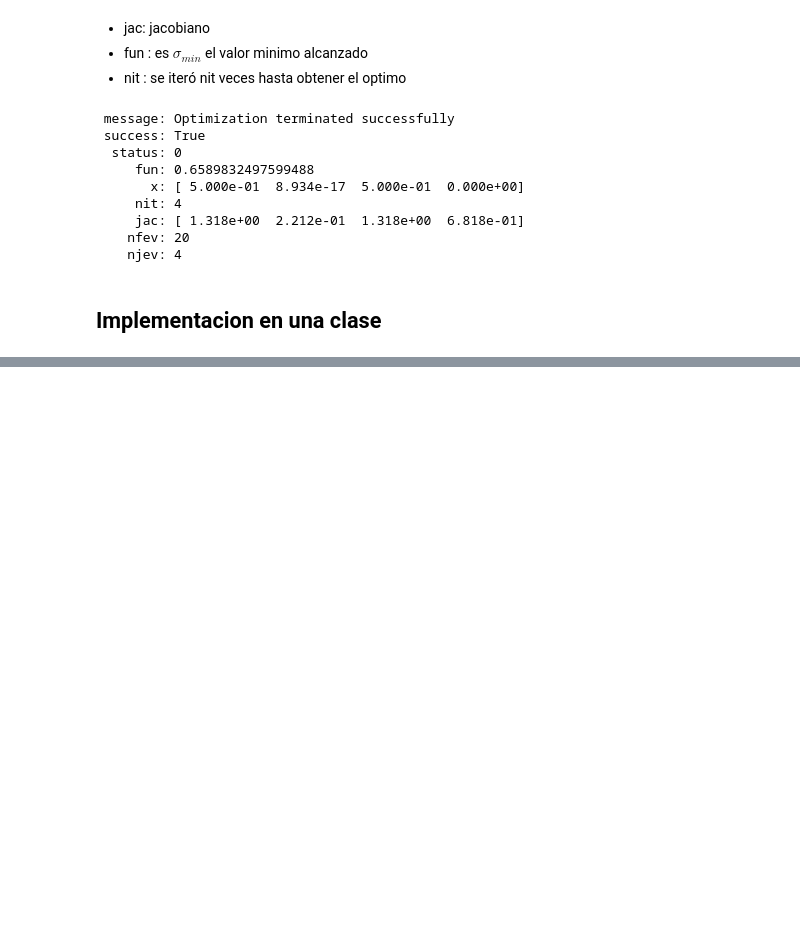
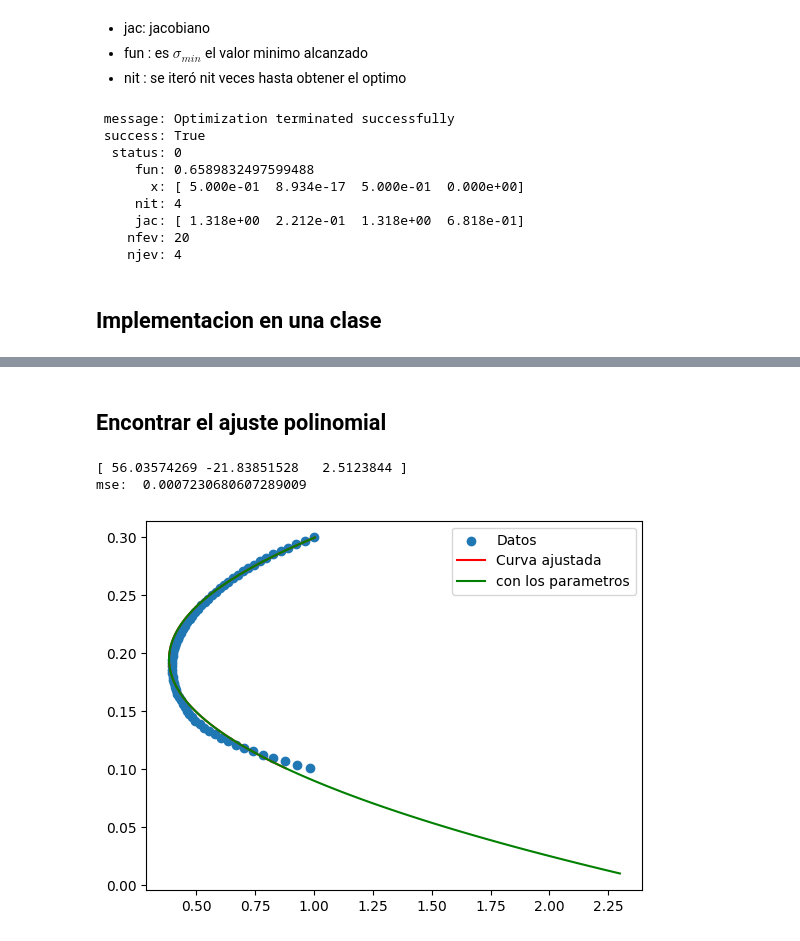
Before and after one commit to dalejandroramirez/AnalisisDePortafolios, a Jupyter notebook: nootbooks/AnalisisPortafolio.ipynb, the cells around one changed output, grey strips where cells are left out. Drawn from its saved outputs; the diff is of its cells as text; code cells hidden in the pictures; blank space fills up the shorter version.

```diff
--- a/nootbooks/AnalisisPortafolio.ipynb
+++ b/nootbooks/AnalisisPortafolio.ipynb
@@ -230,0 +349,31 @@ portafolio1.minimizar()
+# %% [markdown]
+## Encontrar el ajuste polinomial
+# %%
+import numpy as np
+import matplotlib.pyplot as plt
+from scipy.optimize import curve_fit
+from sklearn.metrics import mean_squared_error
+
+volatilidad, rango
+
+
+
+# encontrar los coeficientes del polinomio [a,b,c] ax²+bx+c
+coef = np.polyfit(rango[31:], volatilidad[31:], 2)
+p = np.poly1d(coef)
+
+print('Los coeficientes del polinomio ajustado son:\n ',coef)
+print('mse: ' , mean_squared_error(p(rango[31:]),volatilidad[31:]))
+
+
+
+# Graficar los datos y la curva ajustada
+plt.scatter( volatilidad[31:],rango[31:] ,label='Datos')
+plt.plot(p(rango[31:]),rango[31:], 'r-', label='Curva ajustada')
+plt.plot(56.03574269*rango**2+ -21.83851528*rango+ 2.5123844,rango,'g-',label= 'con los parametros')
+plt.legend()
+plt.show()
+# %% [output]
+[ 56.03574269 -21.83851528   2.5123844 ]
+mse:  0.0007230680607289009
+[figure, added]
```
Also changed, not shown: parts of 6 cells of this notebook, 5 other files.
